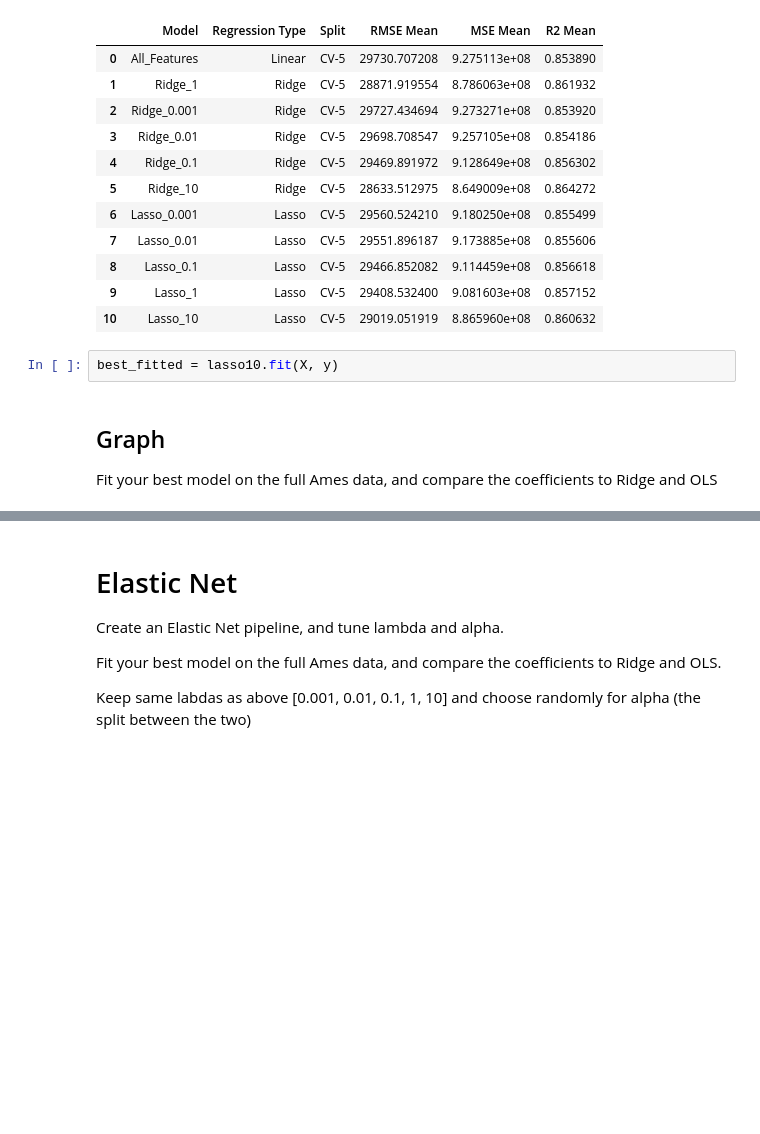
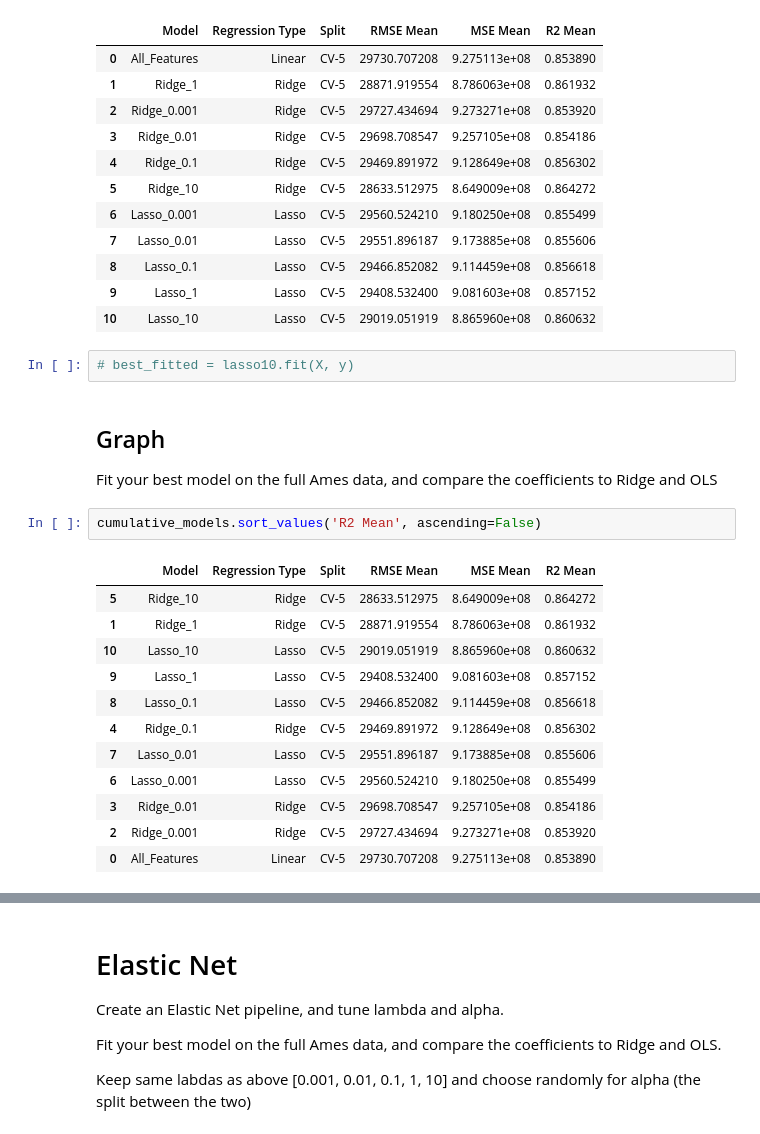
Before and after one commit to PharaohPooh/GSB_544, a Jupyter notebook: Week_7/Practice Activity 7.2- Penalized Regression.ipynb, the cells around one changed output, grey strips where cells are left out. Saved outputs shown, nothing was run; the diff lists cells and outputs as text; blank space fills up the shorter version.

```diff
--- a/Week_7/Practice Activity 7.2- Penalized Regression.ipynb
+++ b/Week_7/Practice Activity 7.2- Penalized Regression.ipynb
@@ -578,7 +584,22 @@ cumulative_models
 | 9 | Lasso_1 | Lasso | CV-5 | 29408.532400 | 9.081603e+08 | 0.857152 |
 | 10 | Lasso_10 | Lasso | CV-5 | 29019.051919 | 8.865960e+08 | 0.860632 |
 # %%
-best_fitted = lasso10.fit(X, y)
+# best_fitted = lasso10.fit(X, y)
 # %% [markdown]
 ## Graph
 Fit your best model on the full Ames data, and compare the coefficients to Ridge and OLS
+# %%
+cumulative_models.sort_values('R2 Mean', ascending=False)
+# %% [output]
+|  | Model | Regression Type | Split | RMSE Mean | MSE Mean | R2 Mean |
+| 5 | Ridge_10 | Ridge | CV-5 | 28633.512975 | 8.649009e+08 | 0.864272 |
+| 1 | Ridge_1 | Ridge | CV-5 | 28871.919554 | 8.786063e+08 | 0.861932 |
+| 10 | Lasso_10 | Lasso | CV-5 | 29019.051919 | 8.865960e+08 | 0.860632 |
+| 9 | Lasso_1 | Lasso | CV-5 | 29408.532400 | 9.081603e+08 | 0.857152 |
+| 8 | Lasso_0.1 | Lasso | CV-5 | 29466.852082 | 9.114459e+08 | 0.856618 |
+| 4 | Ridge_0.1 | Ridge | CV-5 | 29469.891972 | 9.128649e+08 | 0.856302 |
+| 7 | Lasso_0.01 | Lasso | CV-5 | 29551.896187 | 9.173885e+08 | 0.855606 |
+| 6 | Lasso_0.001 | Lasso | CV-5 | 29560.524210 | 9.180250e+08 | 0.855499 |
+| 3 | Ridge_0.01 | Ridge | CV-5 | 29698.708547 | 9.257105e+08 | 0.854186 |
+| 2 | Ridge_0.001 | Ridge | CV-5 | 29727.434694 | 9.273271e+08 | 0.853920 |
+| 0 | All_Features | Linear | CV-5 | 29730.707208 | 9.275113e+08 | 0.853890 |
```
Also changed, not shown: parts of 11 cells of this notebook, 4 other files.
